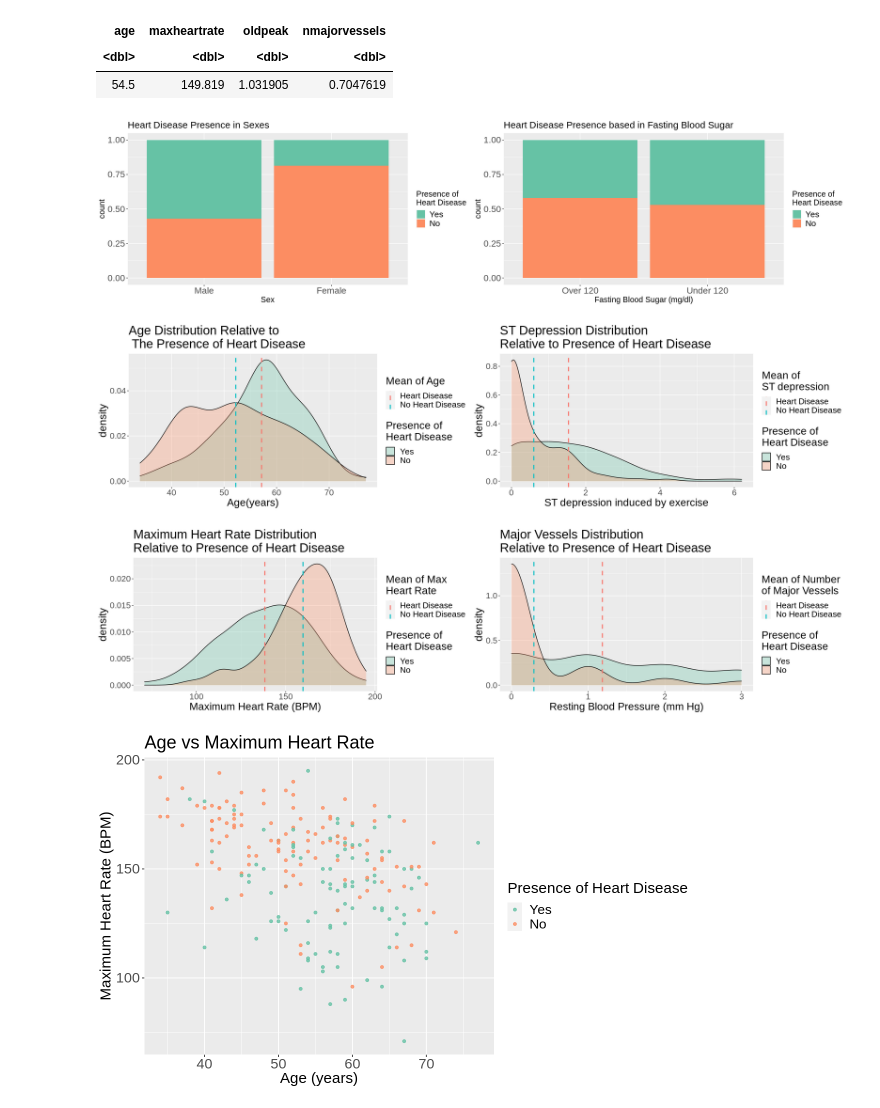
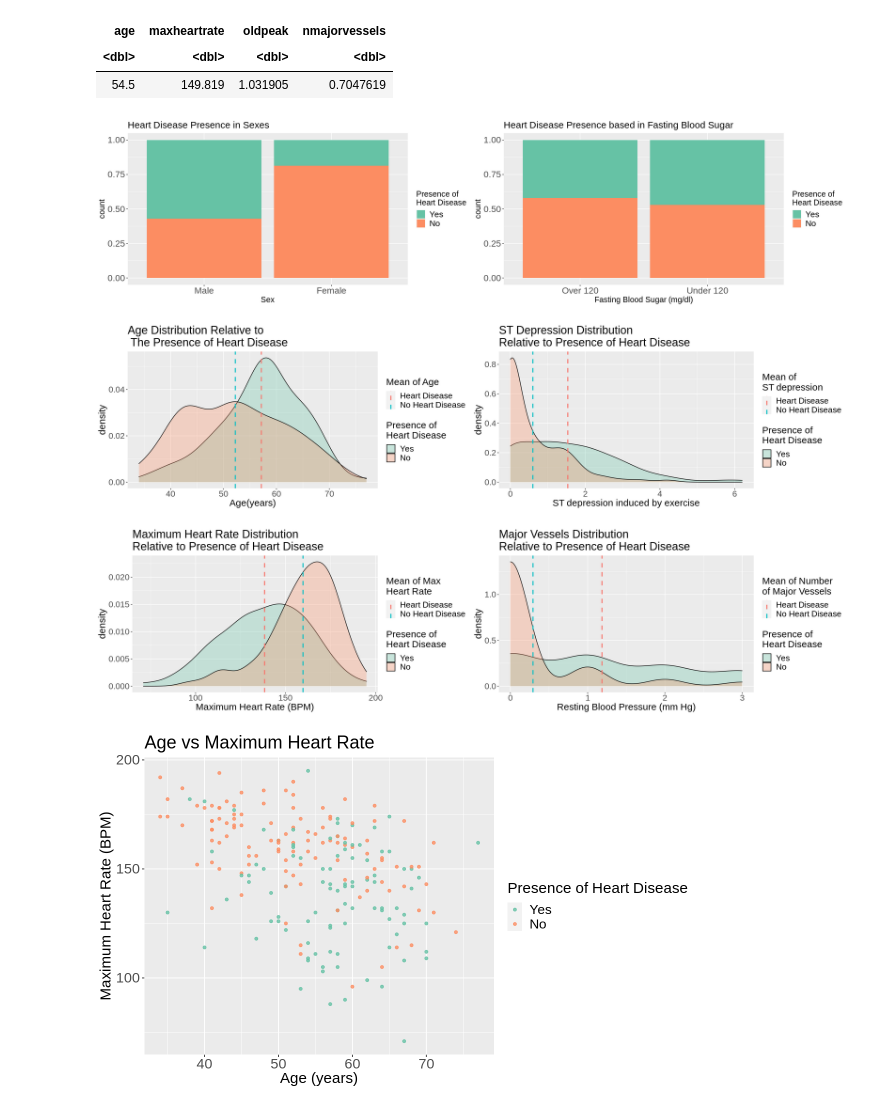
Before and after one commit to laurent-mt/dsci100project, a Jupyter notebook: code.ipynb, the cells around one changed output. Drawn from its saved outputs; the diff is of its cells as text; code cells hidden in the pictures.

```diff
--- a/code.ipynb
+++ b/code.ipynb
@@ -223,7 +205,8 @@ age_plot  <- ggplot(heart_train, aes(x = age, fill = diagnosis))            +
               scale_color_hue(labels = c("Heart Disease",
                                          "No Heart Disease"))               +
     ggtitle("Age Distribution Relative to \n The Presence of Heart Disease")+
-              theme(text = element_text(size = 20))                         +
+              theme(text  = element_text(size = 20),
+                    title = element_text(size = 18))                        +
               scale_fill_brewer(palette = "Set2")
 
 #Looking at ST depression induced by exercise distribution
@@ -240,7 +223,8 @@ peak_plot <- ggplot(heart_train, aes(x = oldpeak, fill = diagnosis))        +
               scale_color_hue(labels = c("Heart Disease",
                                          "No Heart Disease"))               +
 ggtitle("ST Depression Distribution \nRelative to Presence of Heart Disease")+
-              theme(text = element_text(size = 20))                         +
+              theme(text  = element_text(size = 20),
+                    title = element_text(size = 18))                         +
               scale_fill_brewer(palette = "Set2")
 
 #Looking at maximum heart rate distribution
@@ -259,7 +243,8 @@ heartrate_plot <- ggplot(heart_train,
                    scale_color_hue(labels = c("Heart Disease",
                                               "No Heart Disease"))          +
 ggtitle("Maximum Heart Rate Distribution \nRelative to Presence of Heart Disease")+
-                   theme(text = element_text(size = 20)) +
+                   theme(text = element_text(size = 20),
+                        title = element_text(size = 18))                    +
                    scale_fill_brewer(palette = "Set2")
 
 #Looking at number of major vessels distribution
@@ -273,35 +258,36 @@ vessel_plot <- ggplot(heart_train,
                                linetype   = "dashed",
                                size       = 1)                              +
                 labs(x     = "Resting Blood Pressure (mm Hg)",
                      fill  = "Presence of \nHeart Disease",
                      color = "Mean of Number \nof Major Vessels")           +
             scale_color_hue(labels = c("Heart Disease", "No Heart Disease"))+
 ggtitle("Major Vessels Distribution \nRelative to Presence of Heart Disease")+
-                     theme(text = element_text(size = 20))                  +
+                     theme(text  = element_text(size = 20),
+                           title = element_text(size = 18))                 +
                 scale_fill_brewer(palette = "Set2")
 
 plot_grid(sex_plot, bs_plot,           ncol = 2)
 plot_grid(age_plot, peak_plot,         ncol = 2)
 plot_grid(heartrate_plot, vessel_plot, ncol = 2)
 
 #Plotting a scatter plot with Age vs Maximum Heart Rate
 age_heart <- ggplot(heart_train, aes(x = age, y = maxheartrate,
                                        color = diagnosis))                  +
               geom_point(alpha = 0.8)                                       +
               labs(x = "Age (years)", y = "Maximum Heart Rate (BPM)",
                    color = "Presence of Heart Disease")                     +
               ggtitle("Age vs Maximum Heart Rate")                          +
               theme(text = element_text(size = 20),
                     axis.text.x = element_text(size = 17),
                     axis.text.y = element_text(size = 17),
                     title       = element_text(size = 18))                  +
               scale_color_brewer(palette = "Set2")
 
 options(repr.plot.width = 10, repr.plot.height = 6)
 age_heart
 # %% [output]
 [figure]
-[figure, old version]
+[figure, new version]
-[figure, old version]
+[figure, new version]
 [figure]
 # %% [markdown]
```
Also changed, not shown: parts of 6 cells of this notebook.
